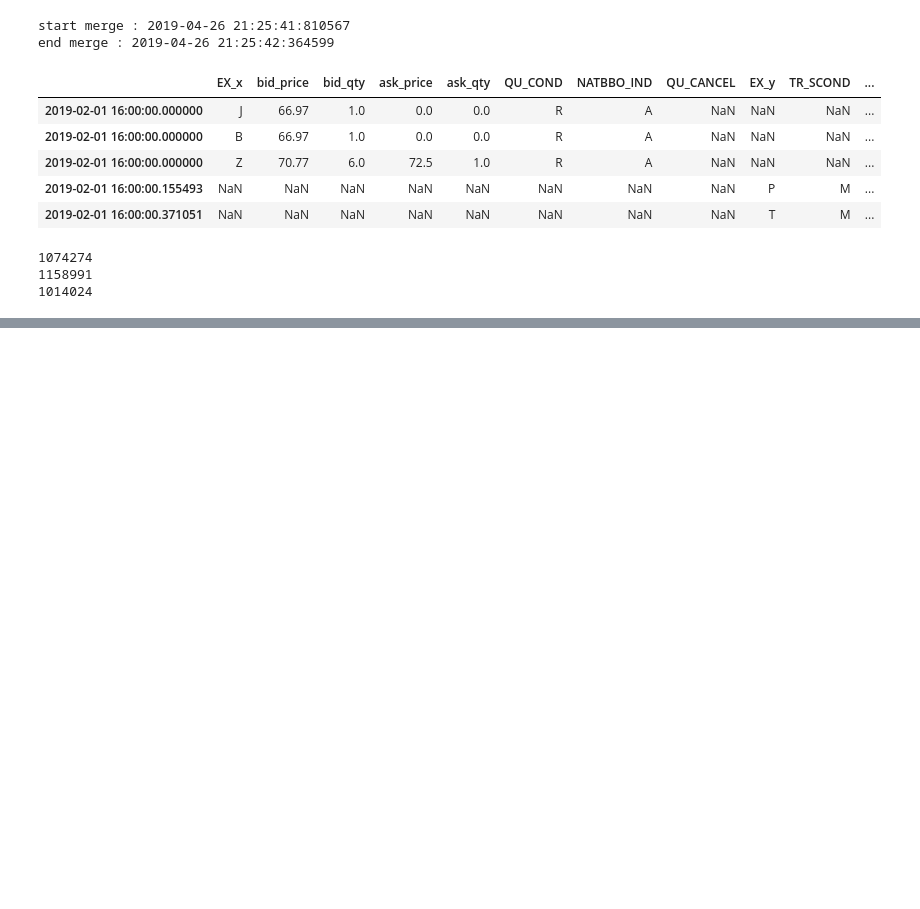
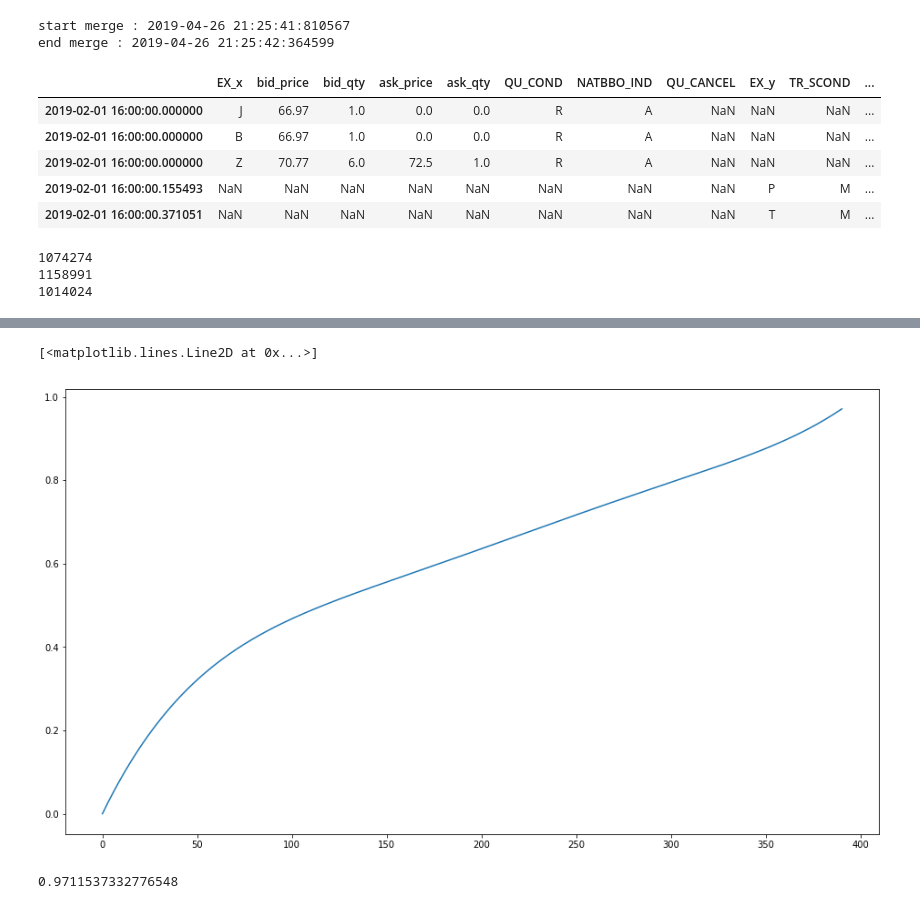
Before and after one commit to franklili3/Python-for-Finance-Engineering, a Jupyter notebook: homework4/homework4.ipynb, the cells around one changed output, grey strips where cells are left out. Drawn from its saved outputs; the diff is of its cells as text; code cells hidden in the pictures; blank space fills up the shorter version.

```diff
--- a/homework4/homework4.ipynb
+++ b/homework4/homework4.ipynb
@@ -102,0 +159,9 @@ print(len(quotes))
+# %%
+# arrange our data
+minute_bars = minute_data[ 'minute_bars' ]
+X = pd.DataFrame( { 'bin': minute_bars,
+                    'bin2' : minute_bars**2,
+                    'bin3' : minute_bars**3,
+                    'bin4' : minute_bars**4,
+                    'bin5' : minute_bars**5 } )
+y = minute_data[ 'accum_pct' ]
@@ -102,0 +196,8 @@ print(len(quotes))
+# %%
+# now do the regression with no intercept
+lm2 = linear_model.LinearRegression( fit_intercept = False )
+model = lm2.fit( X, y )
+predictions = lm2.predict( X )
+
+# Rsquared
+lm2.score( X, y )
@@ -102,0 +215,10 @@ print(len(quotes))
+# %%
+def vwap_target( bar_num, coefs ):
+    return ( coefs[ 0 ] * bar_num +
+             coefs[ 1 ] * bar_num**2 +
+             coefs[ 2 ] * bar_num**3 +
+             coefs[ 3 ] * bar_num**4 +
+             coefs[ 4 ] * bar_num**5 )
+# %%
+bins = np.arange(0,391)
+tgts = vwap_target( bins, lm2.coef_ )
@@ -102,0 +245,10 @@ print(len(quotes))
+# %%
+fig, ax1 = plt.subplots(figsize=(16,9))
+plt.plot(tgts)
+# %% [output]
+[<matplotlib.lines.Line2D at 0x...>]
+[figure, added]
+# %%
+tgts[-1]
+# %% [output]
+0.9711537332776548
```
Also changed, not shown: parts of 28 cells of this notebook, 1 other file.
